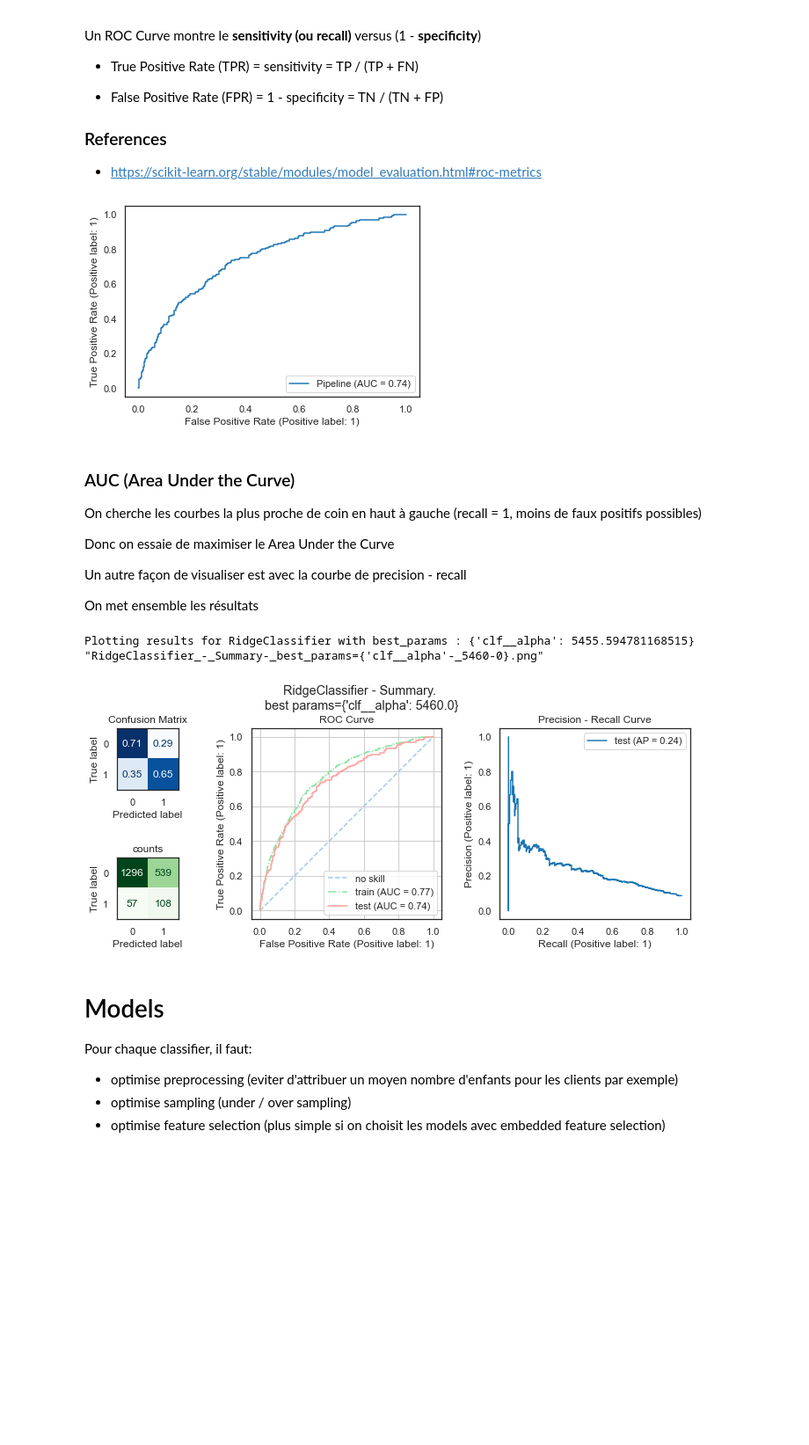
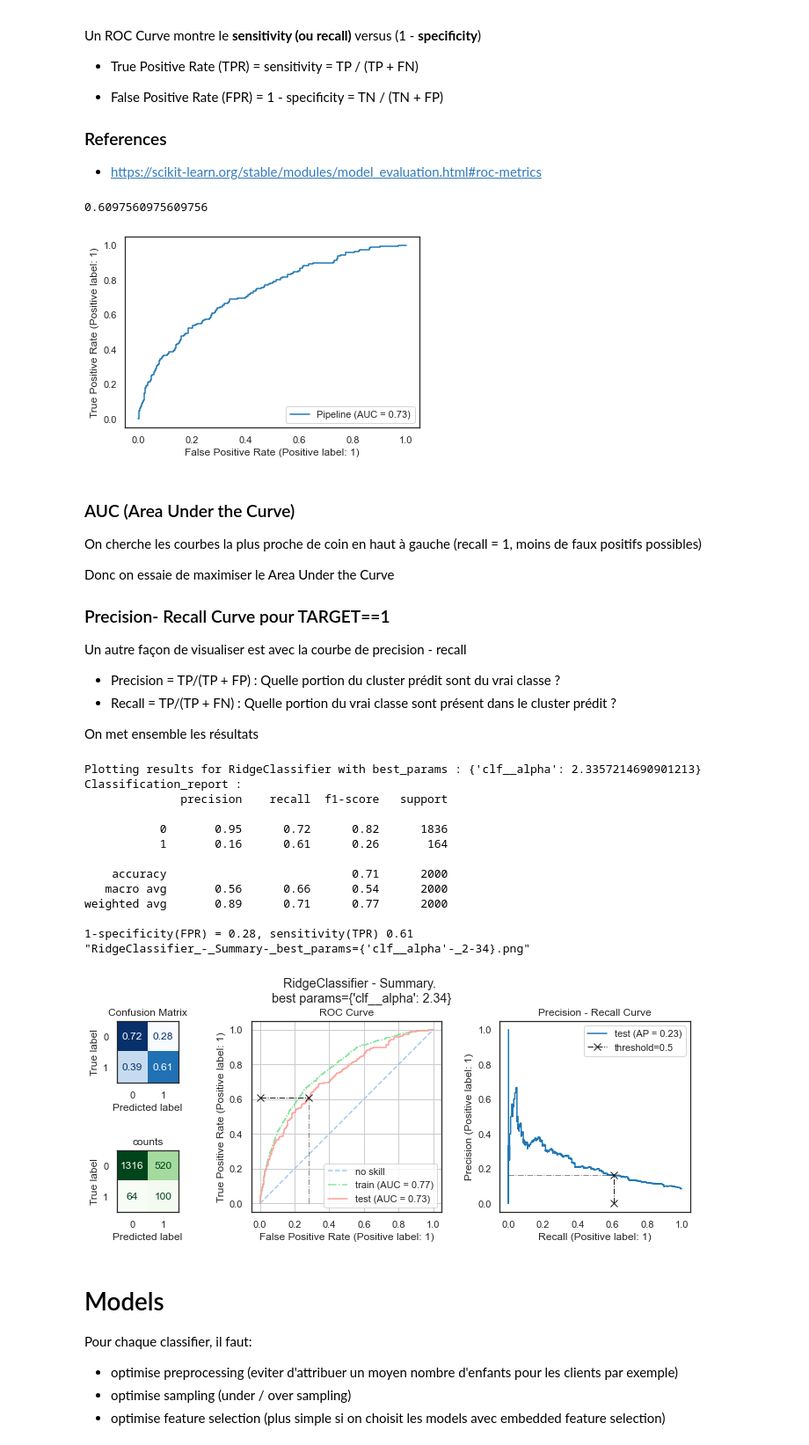
Before and after one commit to mrcreasey/oc-ds-p7-scoring-dashboard, a Jupyter notebook: code/P7_modelisation.ipynb, the cells around one changed output. Shown at 88% size. Saved outputs shown, nothing was run; the diff lists cells and outputs as text; code cells hidden in the pictures; blank space fills up the shorter version.

```diff
--- a/code/P7_modelisation.ipynb
+++ b/code/P7_modelisation.ipynb
@@ -291,8 +291,9 @@ Reduce memory - done in 0s
 ## Create X (fields), y (target)
 # %%
 def create_X_y(df: pd.DataFrame):
+    df=df.set_index('SK_ID_CURR')
     target = df['TARGET'].copy()
-    fields = df.drop(columns=['TARGET', 'SK_ID_CURR'])
+    fields = df.drop(columns=['TARGET'])
     return fields, target
 
 
@@ -983,10 +1010,14 @@ Donc, il faut penaliser les faux positif plus que les faux negatif
 # %%
-def custom_credit_score(y_true_, y_pred_, **kwargs):
+def custom_credit_score(y_true_, y_pred_,
+        tn_profit=1, fp_loss=-0.5, fn_loss=-10, tp_profit=0.2,
+         **kwargs):
     """
     Fonction cout metier
     Penalise les prêts qui ne sont pas repayés (perte plus importante que si on ne prend pas un client bon)
-    (TN - FP - 5*FN)
-
+    (TN - 0.5*FP - 10*FN + 0.2*TP), normalisé entre 0 et 1
+    les arguments tn_profit, fp_loss, fn_loss, tp_profit permet d'ajuster les couts
+     (par exemple, si les couts dépend du taille du prêt, on peut créer des nouveaux scorers basé sur ce scorer)
+     kwargs is ignored - added just to avoid errors if used to replace roc_auc_score with parameter zero_division = 0
     """
     (TN, FP, FN, TP) = metrics.confusion_matrix(y_true_, y_pred_).ravel()
     # TN = [y_true=0 (bon), y_pred=0 (bon)    ] - les bon clients pour lesquels le banque donne un pret
@@ -996,10 +1027,10 @@ def custom_credit_score(y_true_, y_pred_, **kwargs):
 
     # On suppose la valeur des prêts fait ou perdus sont identiques
 
-    valeur_par_pret_fait_bon_client = 1  # tn_profit
-    cout_par_pret_perdu_bon_client = -1  # fp_loss
-    cout_de_donner_un_pret_au_mauvais_payeur = -5  # fn_loss
-    valeur_de_refuser_un_pret_au_mauvais_payeur = 0.2  # tp_profit (meilleur reputation)
+    valeur_par_pret_fait_bon_client = tn_profit
+    cout_par_pret_perdu_bon_client = fp_loss
+    cout_de_donner_un_pret_au_mauvais_payeur = fn_loss
+    valeur_de_refuser_un_pret_au_mauvais_payeur = tp_profit # (meilleur reputation)
 
     profit = (TN * valeur_par_pret_fait_bon_client
               + TP * valeur_de_refuser_un_pret_au_mauvais_payeur)
@@ -1346,6 +1391,7 @@ logx=False, ax=None, figsize=(6,4), errorbars=False):
               label=f'gridsearch choice : {param} = {round_digits(best_param,3)}', linestyle="--", color="red")
 
     plt.xlabel(f'Parameter : {param}')
+    titre =f'Validation Curve (parameter : {param})'
     if is_log_scale(results[param_key].values) or logx:
         plt.xscale('log')
     if len(scorer_keys)> 1:
@@ -1355,9 +1401,10 @@ logx=False, ax=None, figsize=(6,4), errorbars=False):
         plt.ylabel(f'score ({scorer_keys[0]})')
         # plt.legend(loc='best')
         plt.legend(loc='center left', bbox_to_anchor=(1, 0.5))
+        titre += f' (scorer = {scorer_keys[0]})'
     plt.suptitle(f'{model_name}')
-    plt.title(f'Validation Curve (parameter : {param})')
-    to_png(f'{model_name} - Validation Curve (parameter : {param})')
+    plt.title(titre)
+    to_png(f'{model_name} - {titre}')
     plt.show()
 # %%
 # Test
@@ -1425,7 +1472,7 @@ from sklearn.model_selection import GridSearchCV, RandomizedSearchCV
 def search_best_model(model_name, estimator_, param_grid_,
                       x_train_, y_train_,
                       scoring_=CV_SCORERS,
-                      refit_scorer='bank_scorer',
+                      refit_scorer='roc_auc',
                       return_train_score=False,
                       plot_param_grid_curves=False,
                       randomized_search=False,
@@ -1866,12 +1927,16 @@ Un ROC Curve montre le **sensitivity (ou recall)** versus (1 - **specificity**)
 def plot_roc_from_clf(clf: BaseEstimator, x_test_, y_test_, **kwargs):
     display = metrics.RocCurveDisplay.from_estimator(
         clf, x_test_, y_test_, **kwargs)
+    y_pred_=clf.predict(x_test_)
+    recall= metrics.recall_score(y_test_,y_pred_)
+    print(recall)
 
 model_pipeline.set_params(**dict(gs.best_params_))
 model_pipeline.fit(x_train_prep,y_train)
 plot_roc_from_clf(model_pipeline,x_test_prep,y_test)
 # %% [output]
+0.6097560975609756
-[figure, old version]
+[figure, new version]
 # %% [markdown]
 ### AUC (Area Under the Curve)
 
@@ -1879,7 +1944,13 @@ On cherche les courbes la plus proche de coin en haut à gauche (recall = 1, moi
 
 Donc on essaie de maximiser le Area Under the Curve
 
+
+### Precision- Recall Curve pour TARGET==1
+
 Un autre façon de visualiser est avec la courbe de precision - recall
+- Precision = TP/(TP + FP) : Quelle portion du cluster prédit sont du vrai classe ?
+- Recall = TP/(TP + FN) : Quelle portion du vrai classe sont présent dans le cluster prédit ?
+
 
 On met ensemble les résultats
 # %%
@@ -1897,6 +1968,14 @@ def plot_cm_roc(model_pipeline_:BaseEstimator , gs_, x_train_, y_train_, x_test_
     if y_pred_ is None:
         y_pred_ = gs_.predict(x_test_)
         # y_pred_ = model_pipeline_.predict(x_test_)
+    print(f'Classification_report : \n{metrics.classification_report(y_test_,y_pred_)}')
+    (TN, FP, FN, TP)=metrics.confusion_matrix(y_test_, y_pred_).ravel()
+    TPR=TP/(TP+FN)
+    FPR=1- TN / (TN + FP)
+    recall=TPR
+    precision=TP/(TP+FP)
+    # recall=metrics.recall_score(y_test_, y_pred_)
+    print(f'1-specificity(FPR) = {FPR:.2f}, sensitivity(TPR) {TPR:.2f}')
 
     nb=13 # keep gridspec square
     fig, _ = plt.subplots(figsize=(nb, 4))
@@ -1906,36 +1985,54 @@ def plot_cm_roc(model_pipeline_:BaseEstimator , gs_, x_train_, y_train_, x_test_
     metrics.ConfusionMatrixDisplay.from_predictions(y_test_,y_pred_,normalize='true',cmap='Blues',ax=ax, colorbar=False)
     plt.title('Confusion Matrix')
 
     ax = plt.subplot(gridspec[8:12, :4])
     # metrics.ConfusionMatrixDisplay.from_estimator(model_pipeline_, x_test_, pd.Series(y_test_),normalize='true',cmap='Blues',ax=ax)
     metrics.ConfusionMatrixDisplay.from_predictions(y_test_,y_pred_,normalize=None,cmap='Greens',ax=ax, colorbar=False)
     plt.title('counts')
 
 
     ax = plt.subplot(gridspec[:, 4:8])
     ax.plot([0, 1], [0, 1], color='b', ls='--', label='no skill')
     metrics.RocCurveDisplay.from_estimator(model_pipeline_, x_train_, y_train_, name='train', c='g', ls='-.', ax=ax)
     metrics.RocCurveDisplay.from_estimator(model_pipeline_, x_test_, y_test_, name='test', c='r', ax=ax)
     ax.grid(True)
+    # Plot a dotted vertical line at the best score for that scorer marked by x
+    ax.plot([FPR]*2,[0, TPR],linestyle="-.",color='k', alpha=0.5, lw=1)
+    ax.plot([0, FPR], [TPR]*2, color='k', ls='-.', marker="x", markeredgewidth=1, lw=1,ms=8, label='recall')
     plt.title('ROC Curve')
 
     ax = plt.subplot(gridspec[:, 9:])
     metrics.PrecisionRecallDisplay.from_estimator(model_pipeline_,x_test_,y_test_, name='test', ax=ax)
+    # Plot a dotted vertical line at the best score for that scorer marked by x
+    ax.plot([0, recall], [precision]*2,linestyle="-.",color='k', alpha=0.5, lw=1)
+    ax.plot([recall]*2,[0, precision], color='k', ls='-.', marker="x", markeredgewidth=1, lw=1,ms=8, label='threshold=0.5')
+    plt.title('ROC Curve')
     ax.legend(loc='best')
     plt.title('Precision - Recall Curve')
 
     for key in best_params.keys():
         best_params[key]= round_digits(best_params[key],3)
     if titre is None:
         titre=f'{model_name} - Summary. \nbest params={best_params}'
     plt.suptitle(titre, y=1.05)
     to_png()
 
 plot_cm_roc(model_pipeline,gs,x_train_prep,y_train,x_test_prep,y_test)
 # %% [output]
-Plotting results for RidgeClassifier with best_params : {'clf__alpha': 5455.594781168515}
-"RidgeClassifier_-_Summary-_best_params={'clf__alpha'-_5460-0}.png"
+Plotting results for RidgeClassifier with best_params : {'clf__alpha': 2.3357214690901213}
+Classification_report :
+              precision    recall  f1-score   support
+
+           0       0.95      0.72      0.82      1836
+           1       0.16      0.61      0.26       164
+
+    accuracy                           0.71      2000
+   macro avg       0.56      0.66      0.54      2000
+weighted avg       0.89      0.71      0.77      2000
+
+1-specificity(FPR) = 0.28, sensitivity(TPR) 0.61
+"RidgeClassifier_-_Summary-_best_params={'clf__alpha'-_2-34}.png"
-[figure, old version]
+[figure, new version]
 # %% [markdown]
 # Models
 
```
Also changed, not shown: parts of 65 cells of this notebook.
